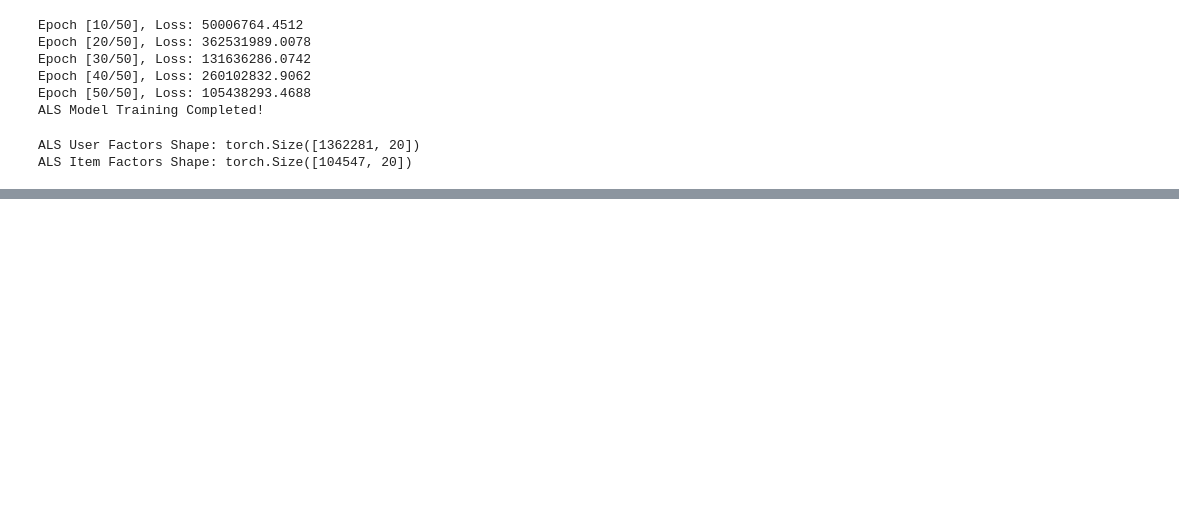
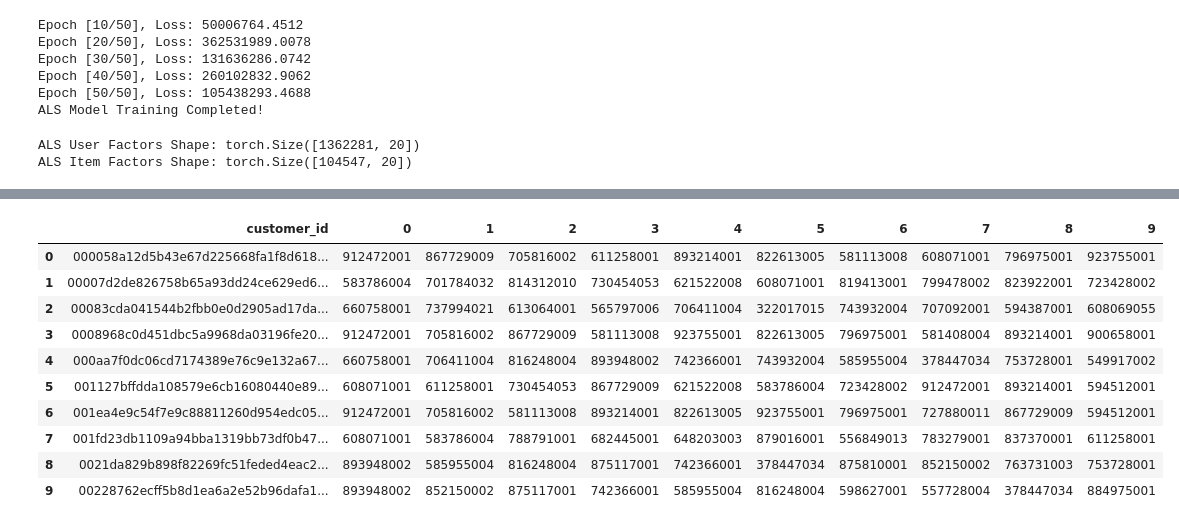
Before and after one commit to krishnasharma4415/Fashion_Recommender, a Jupyter notebook: Collaborative_Filtering.ipynb, the cells around one changed output, grey strips where cells are left out. Saved outputs shown, nothing was run; the diff lists cells and outputs as text; code cells hidden in the pictures; blank space fills up the shorter version.

```diff
--- a/Collaborative_Filtering.ipynb
+++ b/Collaborative_Filtering.ipynb
@@ -214,3 +214,7 @@ als_df.head()
 | 00083cda041544b2fbb0e0d2905ad17da... | 660758001 | 737994021 | 613064001 | 565797006 | 706411004 | 322017015 | 743932004 | 707092001 | 594387001 | 608069055 |
 | 0008968c0d451dbc5a9968da03196fe20... | 912472001 | 705816002 | 867729009 | 581113008 | 923755001 | 822613005 | 796975001 | 581408004 | 893214001 | 900658001 |
 | 000aa7f0dc06cd7174389e76c9e132a67... | 660758001 | 706411004 | 816248004 | 893948002 | 742366001 | 743932004 | 585955004 | 378447034 | 753728001 | 549917002 |
+# %%
+import pandas as pd
+als = pd.read_csv('./recommendations/als_recommendations.csv')
+svd = pd.read_csv('./recommendations/svd_recommendations.csv')
@@ -216,0 +235,14 @@ als_df.head()
+# %%
+als.head(10)
+# %% [output]
+|  | customer_id | 0 | 1 | 2 | 3 | 4 | 5 | 6 | 7 | 8 | 9 |
+| 0 | 000058a12d5b43e67d225668fa1f8d618... | 912472001 | 867729009 | 705816002 | 611258001 | 893214001 | 822613005 | 581113008 | 608071001 | 796975001 | 923755001 |
+| 1 | 00007d2de826758b65a93dd24ce629ed6... | 583786004 | 701784032 | 814312010 | 730454053 | 621522008 | 608071001 | 819413001 | 799478002 | 823922001 | 723428002 |
+| 2 | 00083cda041544b2fbb0e0d2905ad17da... | 660758001 | 737994021 | 613064001 | 565797006 | 706411004 | 322017015 | 743932004 | 707092001 | 594387001 | 608069055 |
+| 3 | 0008968c0d451dbc5a9968da03196fe20... | 912472001 | 705816002 | 867729009 | 581113008 | 923755001 | 822613005 | 796975001 | 581408004 | 893214001 | 900658001 |
+| 4 | 000aa7f0dc06cd7174389e76c9e132a67... | 660758001 | 706411004 | 816248004 | 893948002 | 742366001 | 743932004 | 585955004 | 378447034 | 753728001 | 549917002 |
+| 5 | 001127bffdda108579e6cb16080440e89... | 608071001 | 611258001 | 730454053 | 867729009 | 621522008 | 583786004 | 723428002 | 912472001 | 893214001 | 594512001 |
+| 6 | 001ea4e9c54f7e9c88811260d954edc05... | 912472001 | 705816002 | 581113008 | 893214001 | 822613005 | 923755001 | 796975001 | 727880011 | 867729009 | 594512001 |
+| 7 | 001fd23db1109a94bba1319bb73df0b47... | 608071001 | 583786004 | 788791001 | 682445001 | 648203003 | 879016001 | 556849013 | 783279001 | 837370001 | 611258001 |
+| 8 | 0021da829b898f82269fc51feded4eac2... | 893948002 | 585955004 | 816248004 | 875117001 | 742366001 | 378447034 | 875810001 | 852150002 | 763731003 | 753728001 |
+| 9 | 00228762ecff5b8d1ea6a2e52b96dafa1... | 893948002 | 852150002 | 875117001 | 742366001 | 585955004 | 816248004 | 598627001 | 557728004 | 378447034 | 884975001 |
```
Also changed, not shown: parts of 1 cell of this notebook, 1 other file.
